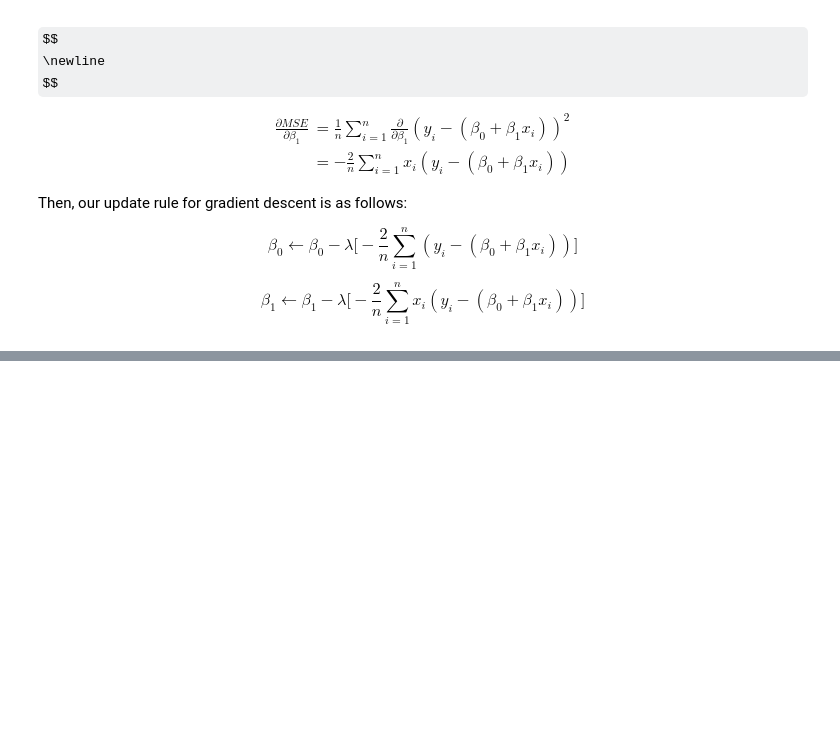
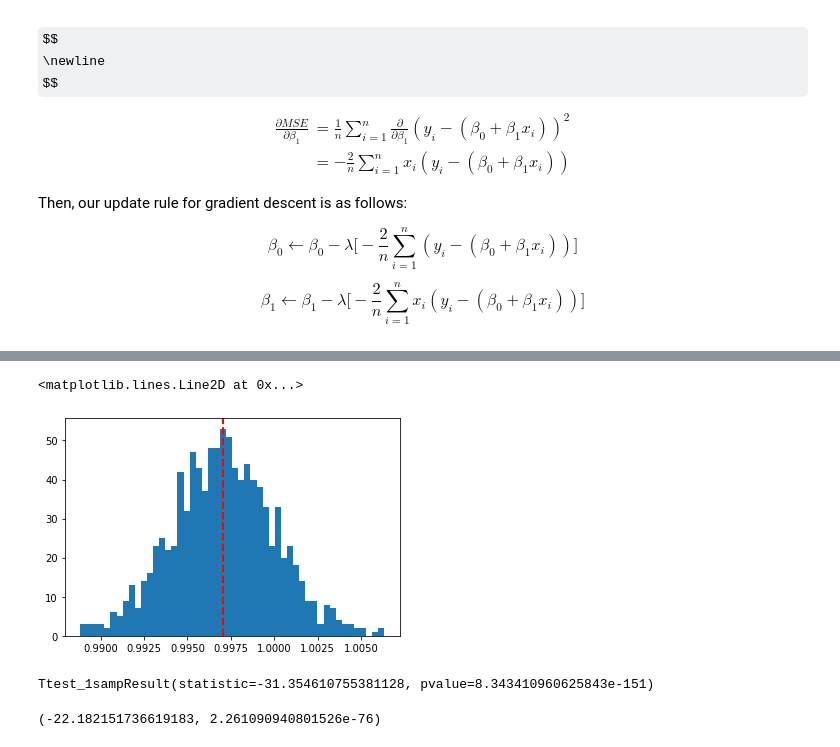
Before and after one commit to RobRoyce/DataScienceFundamentals, a Jupyter notebook: Linear Regression.ipynb, the cells around one changed output, grey strips where cells are left out. Cells and saved outputs as stored; diff of their text form; code cells hidden in the pictures; some formulas as TeX source; blank space fills up the shorter version.

```diff
--- a/Linear Regression.ipynb
+++ b/Linear Regression.ipynb
@@ -79,0 +158,16 @@ y = x + 2 * np.random.randn(len(x))
+# %%
+plt.hist(beta1, bins=50)
+plt.axvline(np.mean(beta1), color='red', linestyle='dashed', linewidth=2)
+# %% [output]
+<matplotlib.lines.Line2D at 0x...>
+[figure, added]
+# %%
+stats.ttest_1samp(beta1, 1)
+# %% [output]
+Ttest_1sampResult(statistic=-31.354610755381128, pvalue=8.343410960625843e-151)
+# %%
+tt = (np.mean(beta1) - 1) / np.sqrt(np.var(beta1) / len(x))
+pval = stats.t.sf(np.abs(tt), len(x)-1) * 2
+tt, pval
+# %% [output]
+(-22.182151736619183, 2.261090940801526e-76)
```
Also changed, not shown: parts of 14 cells of this notebook.
